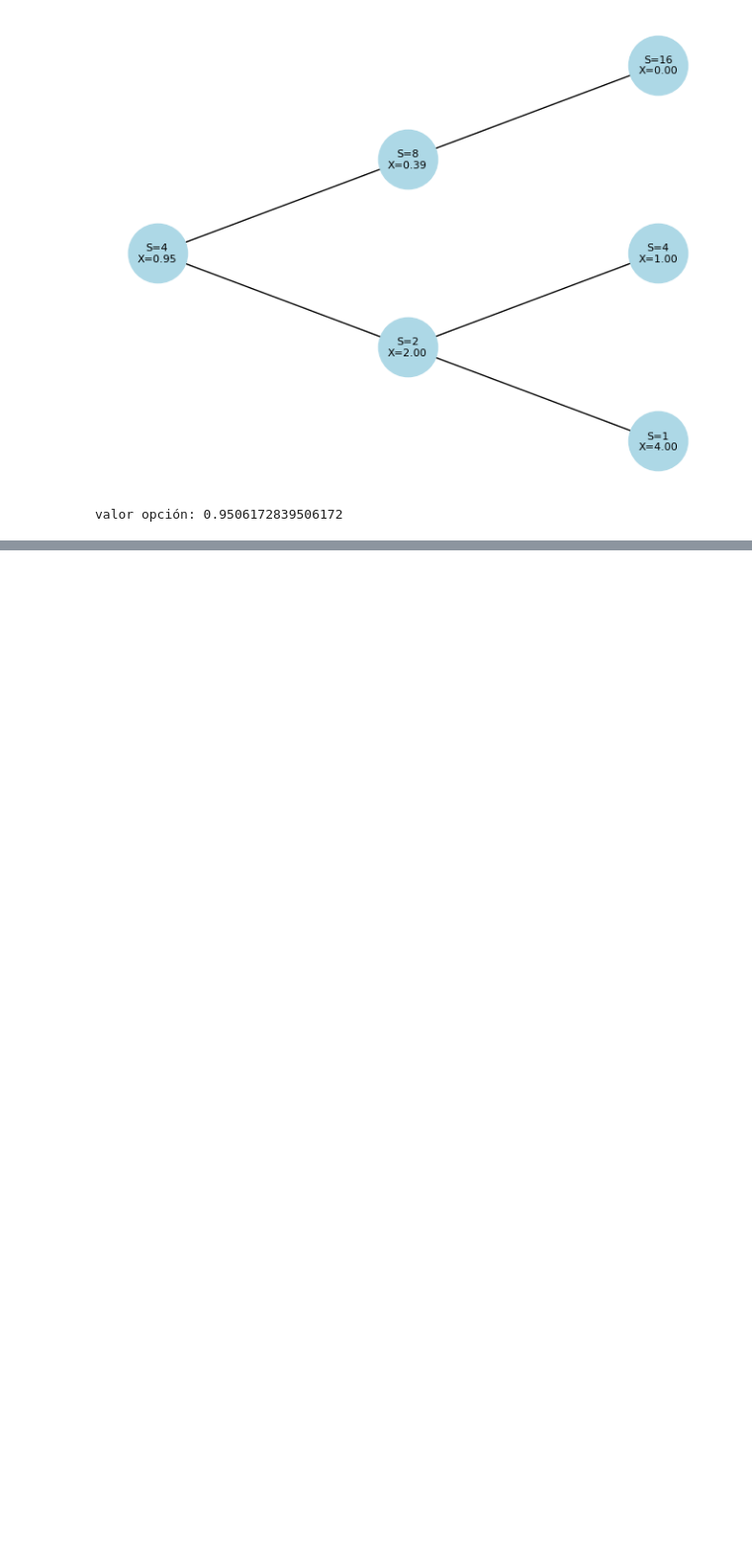
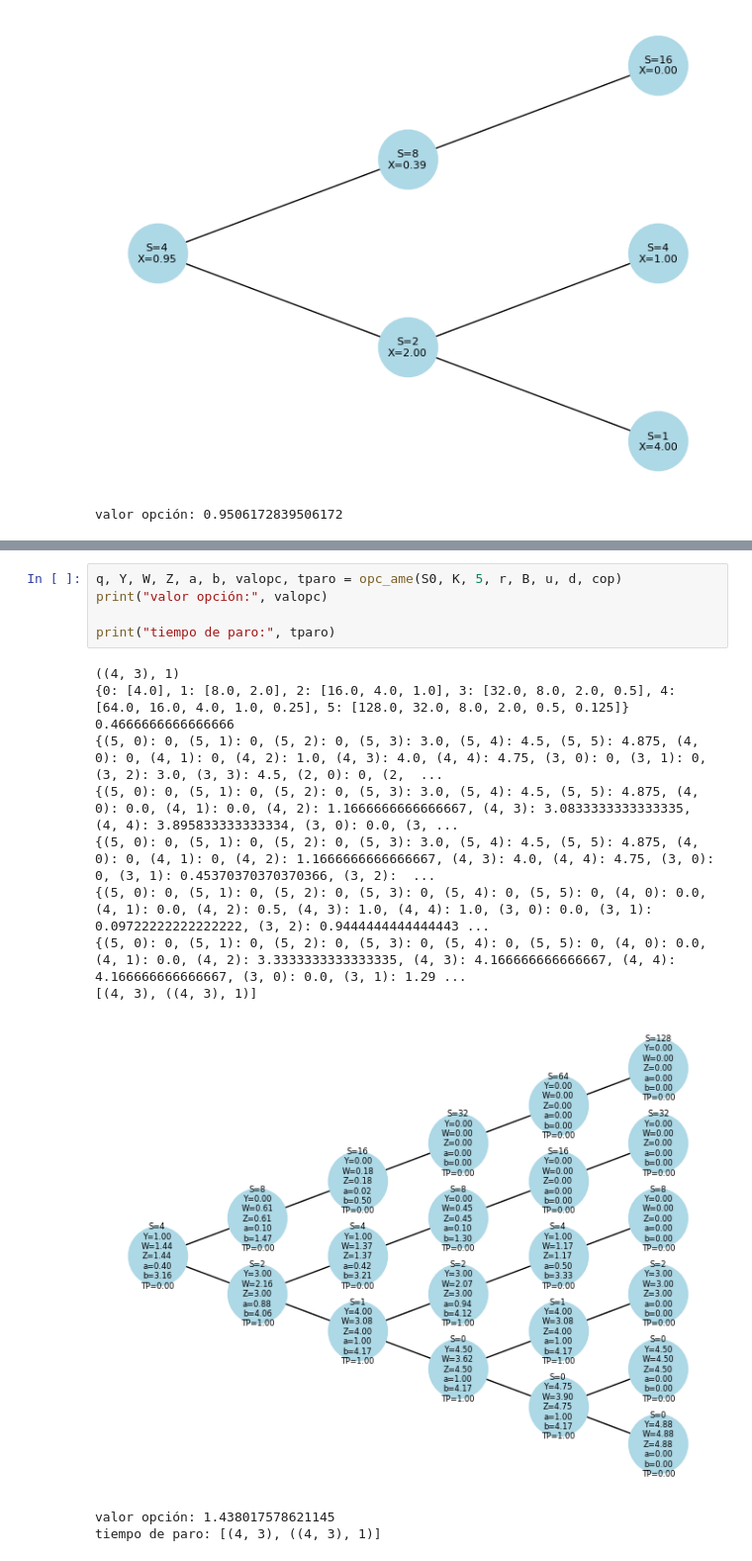
Before and after one commit to pikey-msc/ValOpc, a Jupyter notebook: 2024-2/Cobert_Arb_Unip.ipynb, the cells around one changed output, grey strips where cells are left out. Shown at 99% size. Drawn from its saved outputs; the diff is of its cells as text; blank space fills up the shorter version.

```diff
--- a/2024-2/Cobert_Arb_Unip.ipynb
+++ b/2024-2/Cobert_Arb_Unip.ipynb
@@ -592,0 +667,18 @@ valor opción: 0.9506172839506172
+# %%
+q, Y, W, Z, a, b, valopc, tparo = opc_ame(S0, K, 5, r, B, u, d, cop)
+print("valor opción:", valopc)
+
+print("tiempo de paro:", tparo)
+# %% [output]
+((4, 3), 1)
+{0: [4.0], 1: [8.0, 2.0], 2: [16.0, 4.0, 1.0], 3: [32.0, 8.0, 2.0, 0.5], 4: [64.0, 16.0, 4.0, 1.0, 0.25], 5: [128.0, 32.0, 8.0, 2.0, 0.5, 0.125]}
+0.4666666666666666
+{(5, 0): 0, (5, 1): 0, (5, 2): 0, (5, 3): 3.0, (5, 4): 4.5, (5, 5): 4.875, (4, 0): 0, (4, 1): 0, (4, 2): 1.0, (4, 3): 4.0, (4, 4): 4.75, (3, 0): 0, (3, 1): 0, (3, 2): 3.0, (3, 3): 4.5, (2, 0): 0, (2,  ...
+{(5, 0): 0, (5, 1): 0, (5, 2): 0, (5, 3): 3.0, (5, 4): 4.5, (5, 5): 4.875, (4, 0): 0.0, (4, 1): 0.0, (4, 2): 1.1666666666666667, (4, 3): 3.0833333333333335, (4, 4): 3.895833333333334, (3, 0): 0.0, (3, ...
+{(5, 0): 0, (5, 1): 0, (5, 2): 0, (5, 3): 3.0, (5, 4): 4.5, (5, 5): 4.875, (4, 0): 0, (4, 1): 0, (4, 2): 1.1666666666666667, (4, 3): 4.0, (4, 4): 4.75, (3, 0): 0, (3, 1): 0.45370370370370366, (3, 2):  ...
+{(5, 0): 0, (5, 1): 0, (5, 2): 0, (5, 3): 0, (5, 4): 0, (5, 5): 0, (4, 0): 0.0, (4, 1): 0.0, (4, 2): 0.5, (4, 3): 1.0, (4, 4): 1.0, (3, 0): 0.0, (3, 1): 0.09722222222222222, (3, 2): 0.9444444444444443 ...
+{(5, 0): 0, (5, 1): 0, (5, 2): 0, (5, 3): 0, (5, 4): 0, (5, 5): 0, (4, 0): 0.0, (4, 1): 0.0, (4, 2): 3.3333333333333335, (4, 3): 4.166666666666667, (4, 4): 4.166666666666667, (3, 0): 0.0, (3, 1): 1.29 ...
+[(4, 3), ((4, 3), 1)]
+[figure, added]
+valor opción: 1.438017578621145
+tiempo de paro: [(4, 3), ((4, 3), 1)]
```
Also changed, not shown: parts of 2 cells of this notebook.
